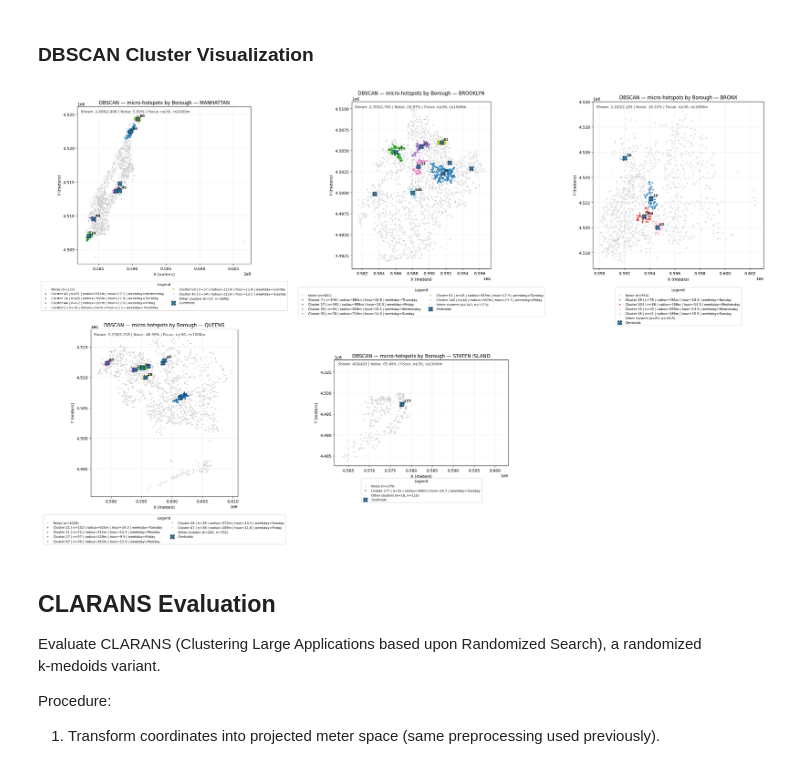
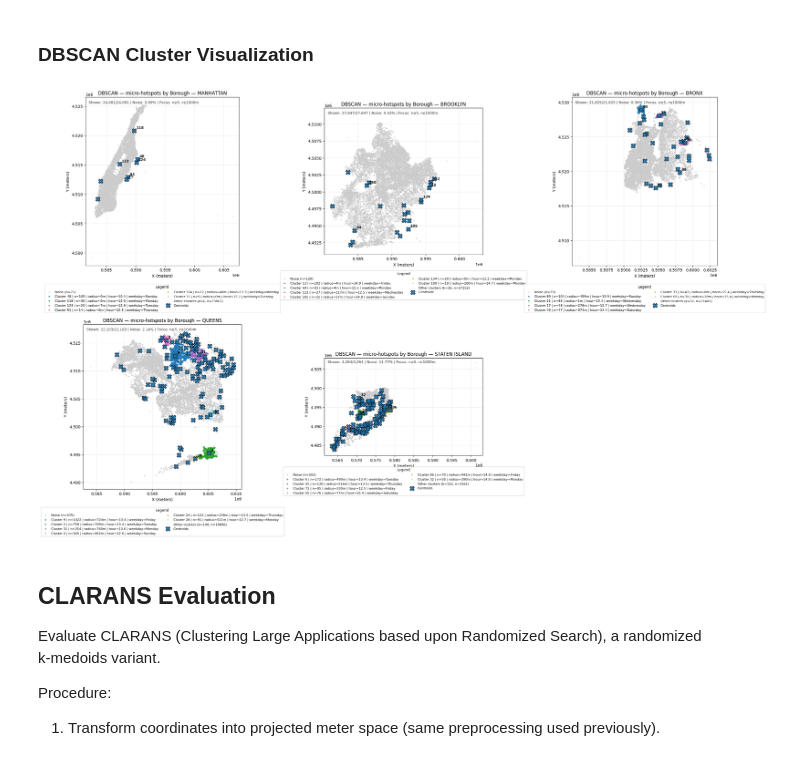
Before and after one commit to effemuraca/crime-analyzer, a Jupyter notebook: Notebooks/Clustering/SpatialHotspotAnalysis.ipynb, the cells around one changed output. Cells and saved outputs as stored; diff of their text form; code cells hidden in the pictures.

```diff
--- a/Notebooks/Clustering/SpatialHotspotAnalysis.ipynb
+++ b/Notebooks/Clustering/SpatialHotspotAnalysis.ipynb
@@ -478,7 +469,7 @@ if USE_FULL_DATA:
     df = df_spatial.copy()
     print(f"Using full dataset: {df.shape[0]:,} rows")
 else:
-    N_SAMPLE = 10_000  # Target number of rows to take
+    N_SAMPLE = 100_000  # Target number of rows to take
     if 'BORO_NM' in df_spatial.columns and df_spatial['BORO_NM'].notna().any():
         df = stratified_sample_balanced(df_spatial, 'BORO_NM', N_SAMPLE, random_state=RANDOM_STATE).copy()
         print(f"Using stratified sample by BORO_NM: {df.shape[0]:,} rows out of {df_spatial.shape[0]:,} total")
@@ -1275,35 +1254,35 @@ def plot_clusters_by_zone(
 
         # Titles, labels
         ax.set_title(f"{title} — {zone}", fontsize=12)
         ax.set_xlabel("X (meters)"); ax.set_ylabel("Y (meters)")
         ax.set_aspect("equal")
         ax.text(0.02, 0.98, f"Shown: {len(plot_df):,}/{len(sub):,} | Noise: {noise_ratio:.2%} | Focus: n≥{min_points}, r≤{int(max_radius_m)}m", transform=ax.transAxes, va="top", ha="left", fontsize=9, alpha=0.8)
         ax.grid(True, alpha=0.25)
         ax.ticklabel_format(axis='x', style='sci', scilimits=(6, 6))
         leg = ax.legend(loc="upper center", bbox_to_anchor=(0.5, -0.10), ncol=1 if len(top_clusters) <= 4 else 2, frameon=True, fontsize=8)
         if leg:
             leg.set_title("Legend", prop={"size": 9})
 
     # Remove empty axes if grid not full
     for j in range(n, nrows*ncols):
         r, c = divmod(j, ncols)
         axes[r, c].axis("off")
 
     plt.tight_layout()
     plt.show()
 
 plot_clusters_by_zone(
     df_labeled,
     title="DBSCAN — micro-hotspots by Borough",
     top_k_legend=6,
     focus_only=True,
     zones=["MANHATTAN", "BROOKLYN", "BRONX", "QUEENS", "STATEN ISLAND"],
-    min_points=30,
+    min_points=5,
     max_radius_m=1000,
     ncols=3
 )
 # %% [output]
-[figure, old version]
+[figure, new version]
 # %% [markdown]
 ## CLARANS Evaluation
 
```
Also changed, not shown: parts of 11 cells of this notebook.
